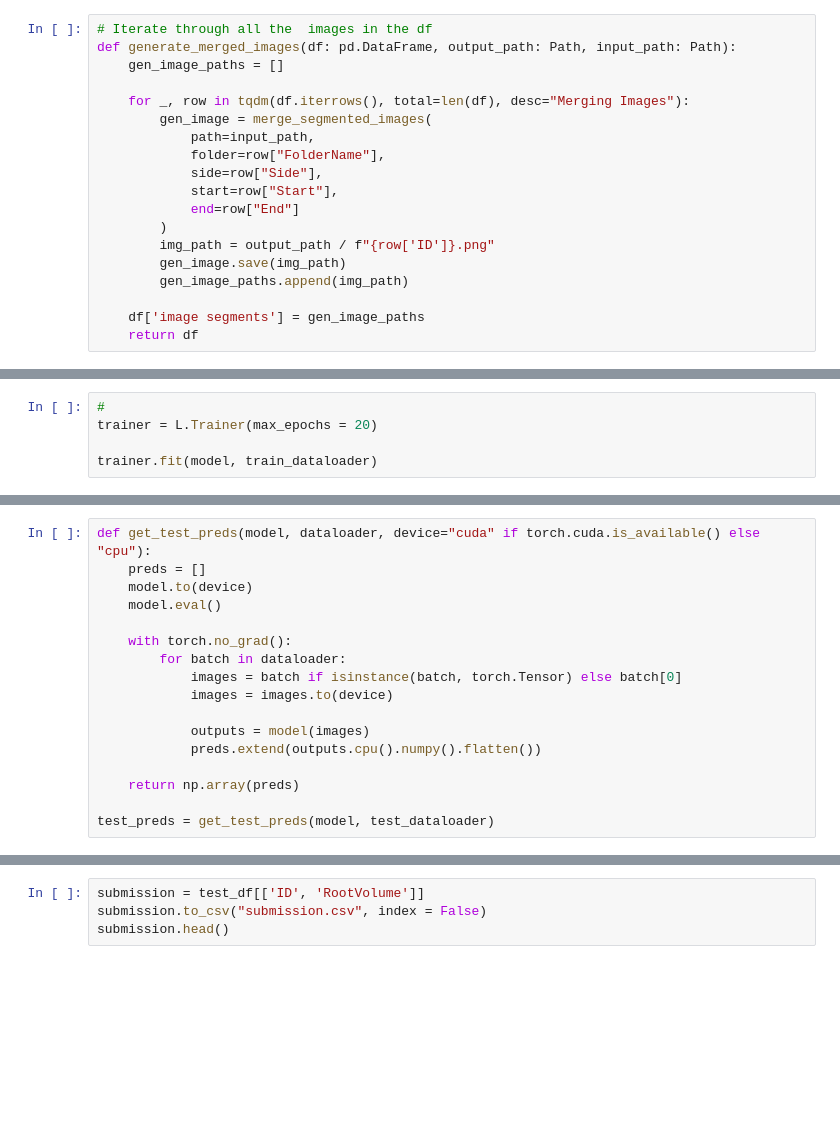
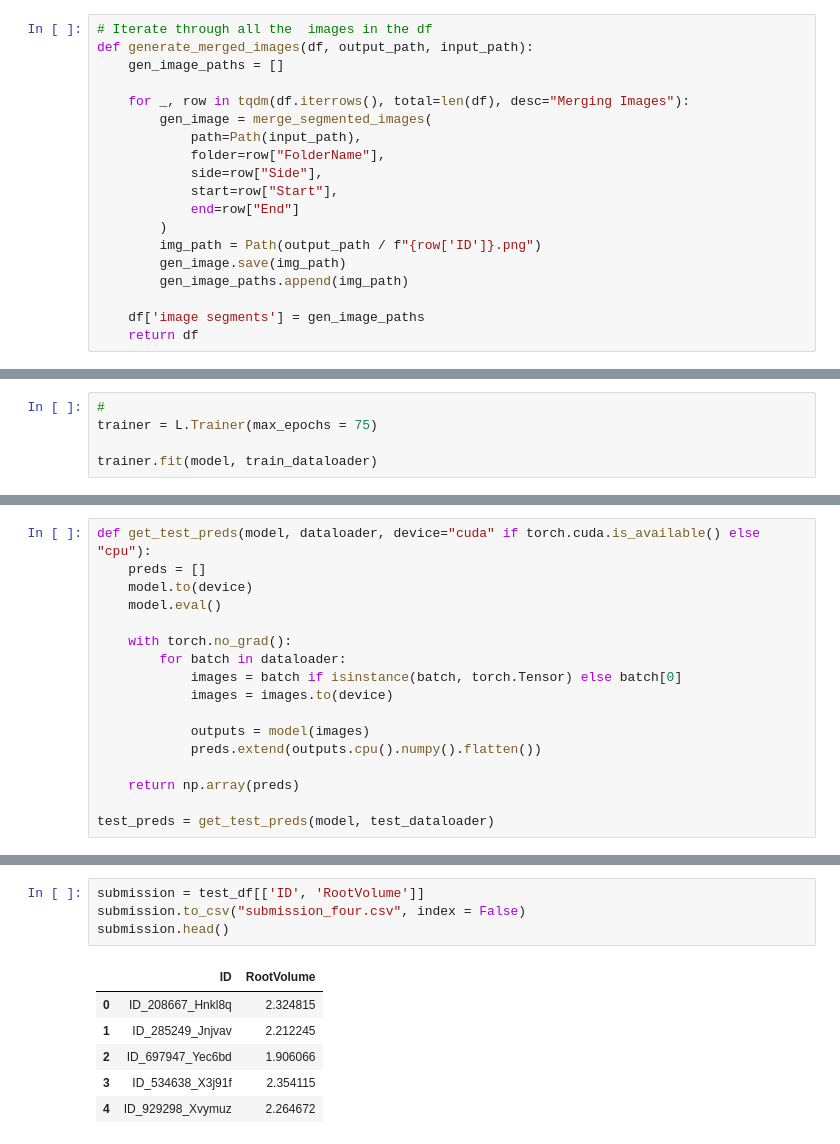
Before and after one commit to rainhard-obura/computer_vision_projects, a Jupyter notebook: root_volume_estimation_challenge/zindi-cgiar-root-volume-challenge.ipynb, the cells around one changed output, grey strips where cells are left out. Cells and saved outputs as stored; diff of their text form; blank space fills up the shorter version.

```diff
--- a/root_volume_estimation_challenge/zindi-cgiar-root-volume-challenge.ipynb
+++ b/root_volume_estimation_challenge/zindi-cgiar-root-volume-challenge.ipynb
@@ -378,18 +398,18 @@ train_df.head()
 # Generate the new dataset
 # %%
 # Iterate through all the  images in the df
-def generate_merged_images(df: pd.DataFrame, output_path: Path, input_path: Path):
+def generate_merged_images(df, output_path, input_path):
     gen_image_paths = []
 
     for _, row in tqdm(df.iterrows(), total=len(df), desc="Merging Images"):
         gen_image = merge_segmented_images(
-            path=input_path,
+            path=Path(input_path),
             folder=row["FolderName"],
             side=row["Side"],
             start=row["Start"],
             end=row["End"]
         )
-        img_path = output_path / f"{row['ID']}.png"
+        img_path = Path(output_path / f"{row['ID']}.png")
         gen_image.save(img_path)
         gen_image_paths.append(img_path)
 
@@ -562,6 +646,6 @@ model
 # Training using torch lightning
 # %%
 #
-trainer = L.Trainer(max_epochs = 20)
+trainer = L.Trainer(max_epochs = 75)
 
 trainer.fit(model, train_dataloader)
@@ -617,4 +728,11 @@ test_df.head()
 # %%
 submission = test_df[['ID', 'RootVolume']]
-submission.to_csv("submission.csv", index = False)
+submission.to_csv("submission_four.csv", index = False)
 submission.head()
+# %% [output]
+|  | ID | RootVolume |
+| 0 | ID_208667_Hnkl8q | 2.324815 |
+| 1 | ID_285249_Jnjvav | 2.212245 |
+| 2 | ID_697947_Yec6bd | 1.906066 |
+| 3 | ID_534638_X3j91f | 2.354115 |
+| 4 | ID_929298_Xvymuz | 2.264672 |
```
Also changed, not shown: parts of 32 cells of this notebook.
